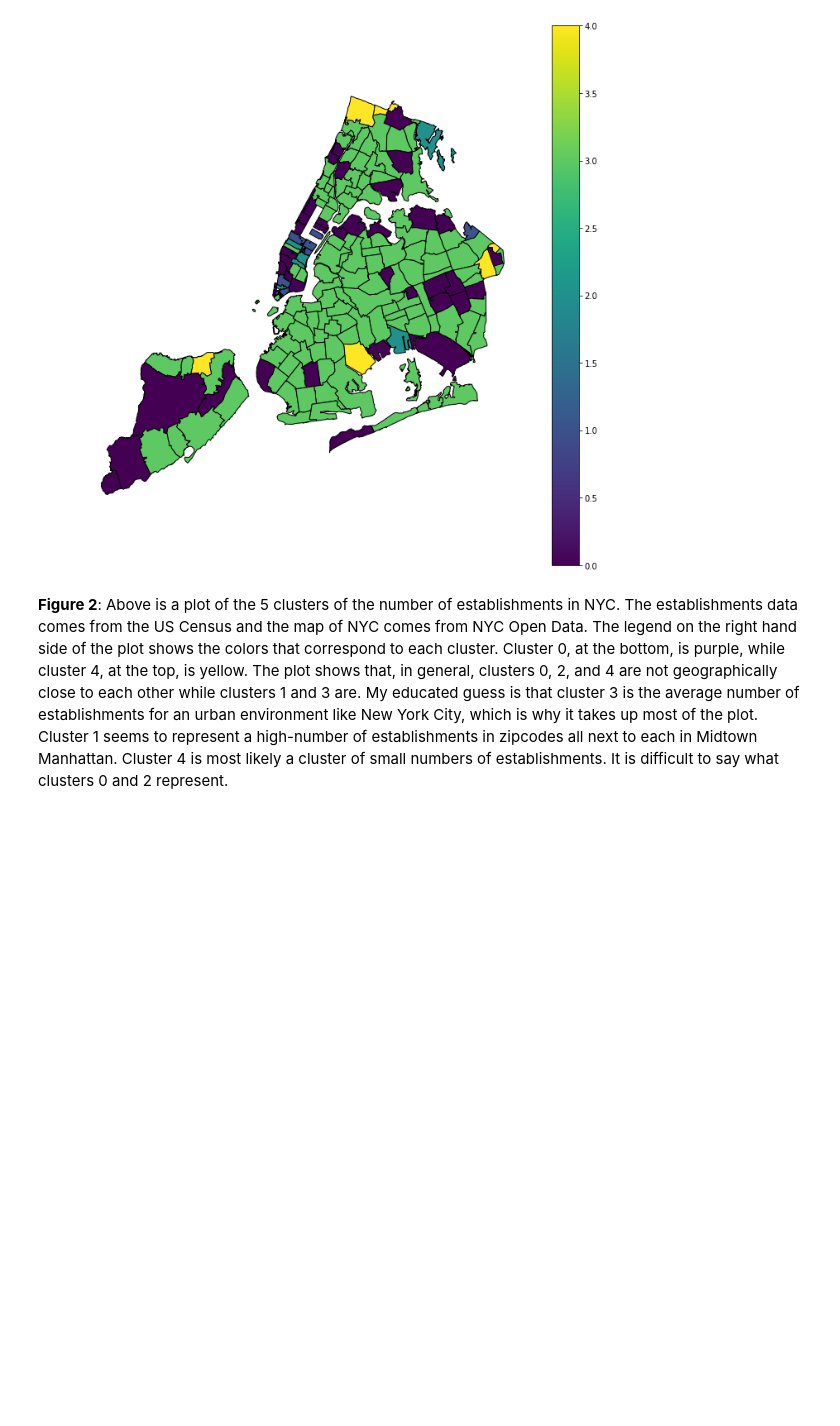
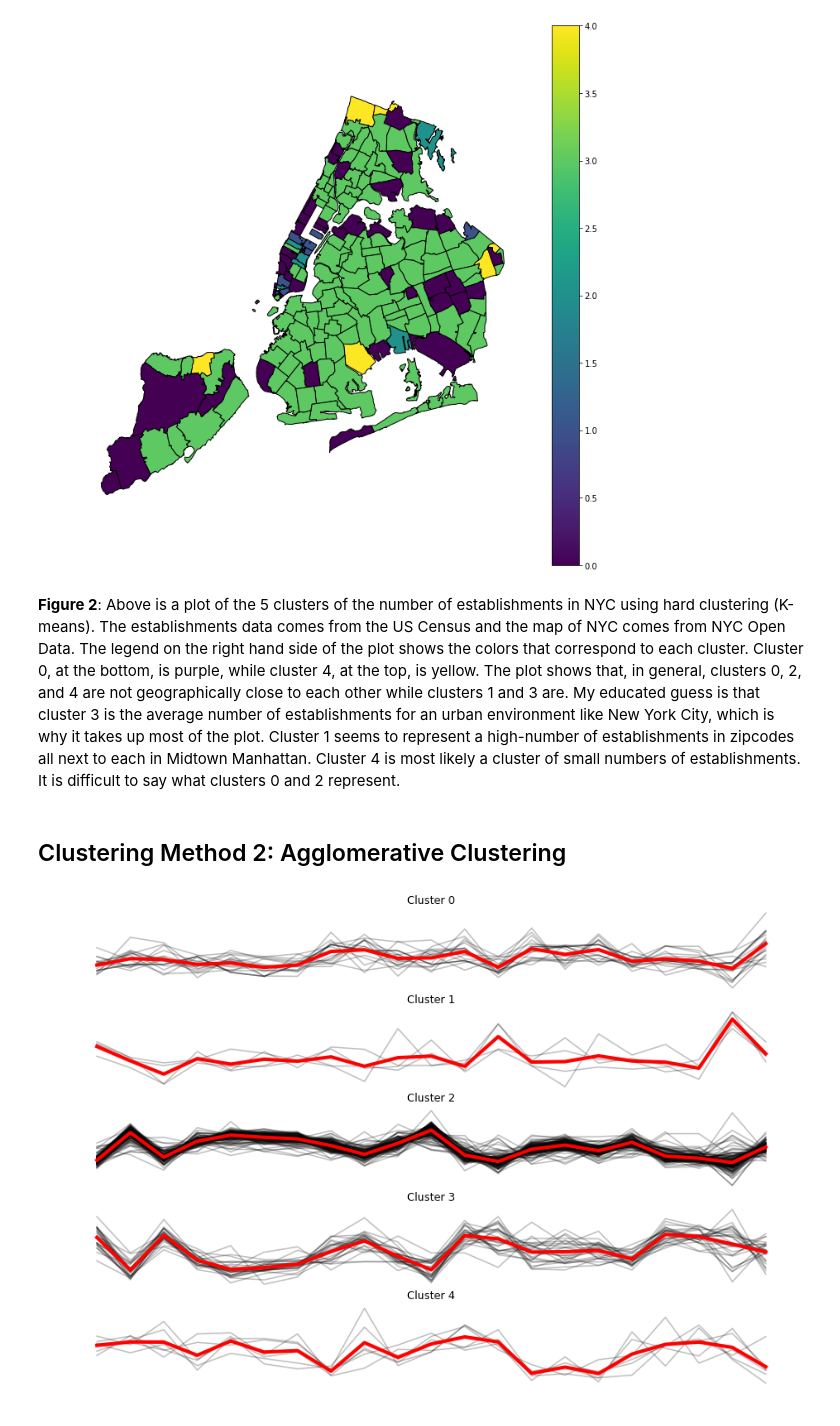
Before and after one commit to tisola/PUI2018_ti582, a Jupyter notebook: HW12_ti582/HW12_A2_TI.ipynb, the cells around one changed output. Cells and saved outputs as stored; diff of their text form; code cells hidden in the pictures; blank space fills up the shorter version.

```diff
--- a/HW12_ti582/HW12_A2_TI.ipynb
+++ b/HW12_ti582/HW12_A2_TI.ipynb
@@ -233,4 +235,25 @@ plot1.axis('off');
 # %% [output]
 [figure]
 # %% [markdown]
-**Figure 2**: Above is a plot of the 5 clusters of the number of establishments in NYC. The establishments data comes from the US Census and the map of NYC comes from NYC Open Data. The legend on the right hand side of the plot shows the colors that correspond to each cluster. Cluster 0, at the bottom, is purple, while cluster 4, at the top, is yellow. The plot shows that, in general, clusters 0, 2, and 4 are not geographically close to each other while clusters 1 and 3 are. My educated guess is that cluster 3 is the average number of establishments for an urban environment like New York City, which is why it takes up most of the plot. Cluster 1 seems to represent a high-number of establishments in zipcodes all next to each in Midtown Manhattan. Cluster 4 is most likely a cluster of small numbers of establishments. It is difficult to say what clusters 0 and 2 represent.
+**Figure 2**: Above is a plot of the 5 clusters of the number of establishments in NYC using hard clustering (K-means). The establishments data comes from the US Census and the map of NYC comes from NYC Open Data. The legend on the right hand side of the plot shows the colors that correspond to each cluster. Cluster 0, at the bottom, is purple, while cluster 4, at the top, is yellow. The plot shows that, in general, clusters 0, 2, and 4 are not geographically close to each other while clusters 1 and 3 are. My educated guess is that cluster 3 is the average number of establishments for an urban environment like New York City, which is why it takes up most of the plot. Cluster 1 seems to represent a high-number of establishments in zipcodes all next to each in Midtown Manhattan. Cluster 4 is most likely a cluster of small numbers of establishments. It is difficult to say what clusters 0 and 2 represent.
+# %% [markdown]
+## Clustering Method 2: Agglomerative Clustering
+# %%
+# Perform the clustering with agglomerative
+nc = 5
+agc = sklearn.cluster.AgglomerativeClustering(n_clusters=nc, linkage='average').fit(vals)
+# %%
+# Add labels column to dataframe
+agclabels = pd.DataFrame(agc.labels_, columns=['labels'])
+valsagc = pd.concat((vals, agclabels), axis=1)
+# %%
+figs, ax = pl.subplots(nc, 1, figsize=(15,10))
+for i in range(nc):
+    center = valsagc[valsagc.loc[:,'labels'] == i].drop(['labels'], axis=1)
+    for j in center.T:
+        ax[i].plot(range(21), center.loc[j], 'k-', alpha=0.25)
+        ax[i].axis('off')
+        ax[i].set_title('Cluster %s'%i)
+    ax[i].plot(range(21), center.mean(0), 'r-', linewidth=4)
+# %% [output]
+[figure, added]
```
Also changed, not shown: parts of 11 cells of this notebook.
